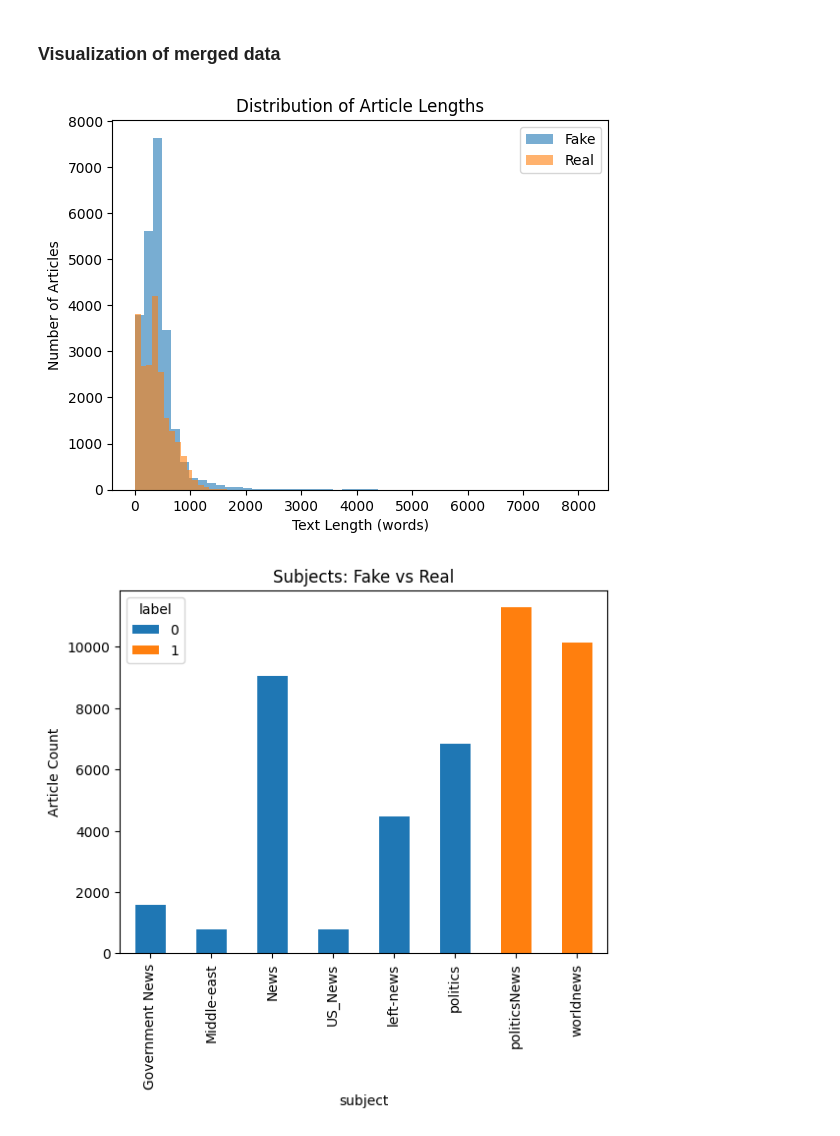
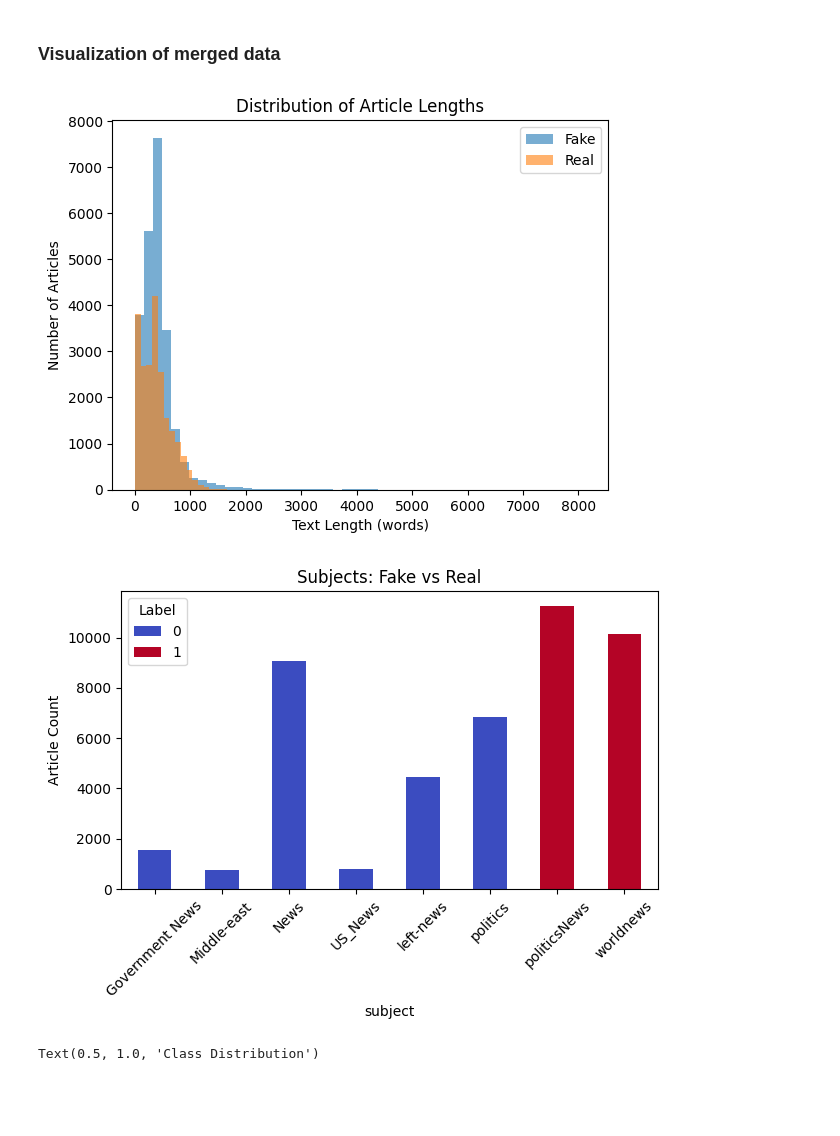
Before and after one commit to XDAathi/Fake_News_Identifier, a Jupyter notebook: data_analysis.ipynb, the cells around one changed output. Saved outputs shown, nothing was run; the diff lists cells and outputs as text; code cells hidden in the pictures; blank space fills up the shorter version.

Commit message:
made minor changes to visualized data

```diff
--- a/data_analysis.ipynb
+++ b/data_analysis.ipynb
@@ -43,31 +43,33 @@ Name: count, dtype: int64
 # %%
 #Visualizing Amount of Articles VS Text Length
 
 df['text_length'] = df['text'].apply(lambda x: len(str(x).split()))
 
 plt.hist(df[df['label'] == 0]['text_length'], bins=50, alpha=0.6, label='Fake')
 plt.hist(df[df['label'] == 1]['text_length'], bins=50, alpha=0.6, label='Real')
 plt.xlabel('Text Length (words)')
 plt.ylabel('Number of Articles')
 plt.legend()
 plt.title('Distribution of Article Lengths')
 plt.show()
 
 
 #Subject vs Label to see if certain topics more prone to fake news
-df.groupby(['subject', 'label']).size().unstack().plot(kind='bar', stacked=True)
+df.groupby(['subject', 'label']).size().unstack().plot(kind='bar', stacked=True, colormap='coolwarm')
 plt.title('Subjects: Fake vs Real')
 plt.ylabel('Article Count')
+plt.xticks(rotation=45)
+plt.legend(title='Label')
+plt.tight_layout()
 plt.show()
 
 #Balance Chart
 df['label'].value_counts().plot(kind='bar')
+plt.ylabel('Article Count')
 plt.xticks(ticks=[0, 1], labels=['Fake', 'Real'], rotation=0)
 plt.title("Class Distribution")
-
-df['date'] = pd.to_datetime(df['date'], errors='coerce')
-df['year'] = df['date'].dt.year
 # %% [output]
 [figure]
-[figure, old version]
+[figure, new version]
+Text(0.5, 1.0, 'Class Distribution')
 [figure]
```
